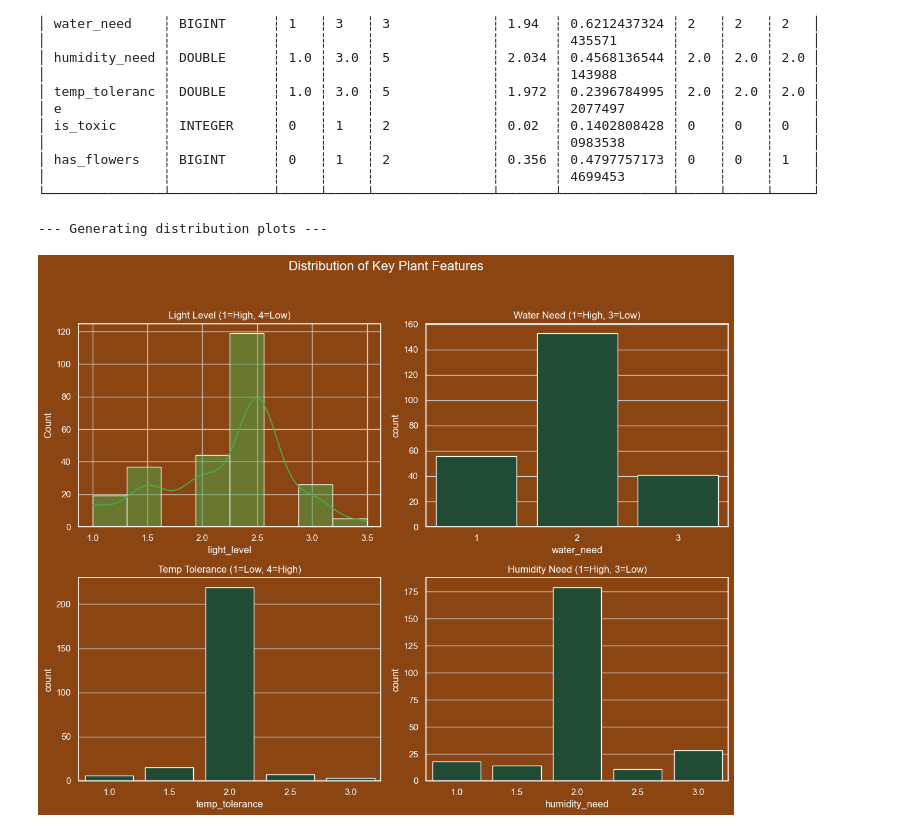
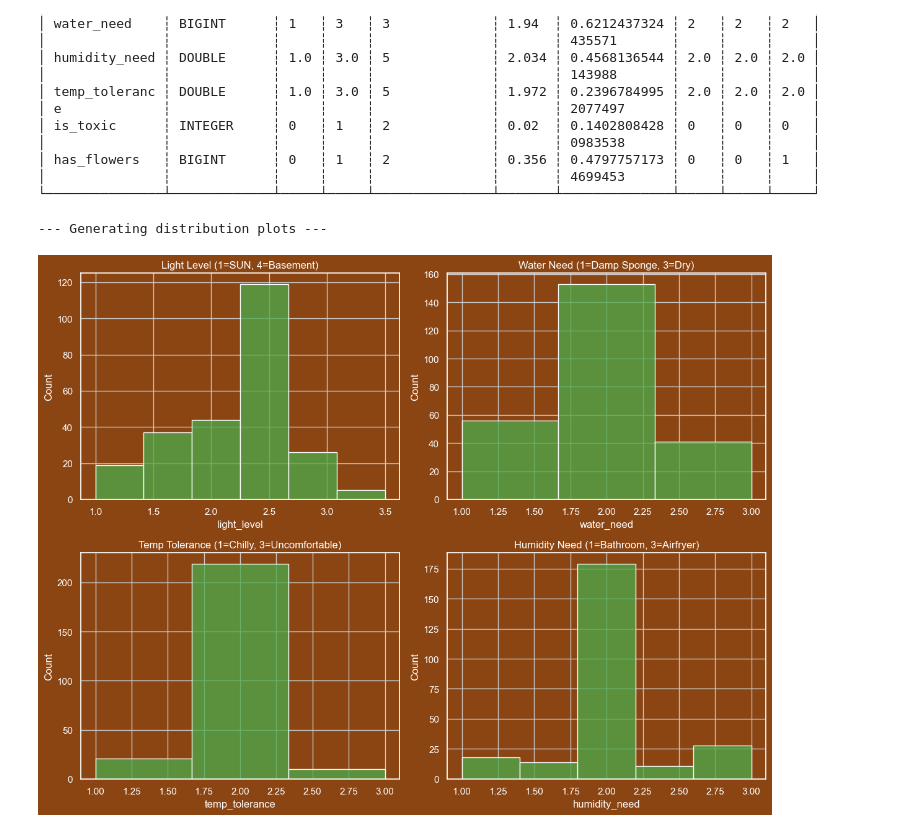
Before and after one commit to Mcray3000/Plant-Reccomender, a Jupyter notebook: eda/eda.ipynb, the cells around one changed output. Drawn from its saved outputs; the diff is of its cells as text; code cells hidden in the pictures.

Commit message:
feat: cleaning graphs for presentation

```diff
--- a/eda/eda.ipynb
+++ b/eda/eda.ipynb
@@ -352,69 +353,76 @@ fig, axes = plt.subplots(2, 2, figsize=(12, 10))
 
 # Set main figure background color
 fig.set_facecolor(bg_color)
-fig.suptitle("Distribution of Key Plant Features", fontsize=16, color=text_color)
+# fig.suptitle("Distribution of Plant Features", fontsize=16, color=text_color)
 
 # --- Plot 1: Light Level (Histogram) ---
 ax = axes[0, 0]
 sns.histplot(
     plot_df['light_level'],
-    kde=True,
+    kde=False,
     ax=ax,
-    bins=8,
+    bins=6,
     color=plot_color_hist, # Bar color
-    line_kws={'color': kde_color} # KDE line color
+    # line_kws={'color': kde_color}
 )
-ax.set_title("Light Level (1=High, 4=Low)", color=text_color)
+ax.set_title("Light Level (1=SUN, 4=Basement)", color=text_color)
 
 # --- Plot 2: Water Need ---
 ax = axes[0, 1]
-sns.countplot(
-    x='water_need',
-    data=plot_df,
+sns.histplot(
+    plot_df['water_need'],
+    kde=False,
     ax=ax,
-    color=plot_color_count # Bar color
+    bins=3,
+    color=plot_color_hist, # Bar color
+    # line_kws={'color': kde_color}
 )
-ax.set_title("Water Need (1=High, 3=Low)", color=text_color)
+ax.set_title("Water Need (1=Damp Sponge, 3=Dry)", color=text_color)
 
 # --- Plot 3: Temp Tolerance ---
 ax = axes[1, 0]
-sns.countplot(
-    x='temp_tolerance',
-    data=plot_df,
+sns.histplot(
+    plot_df['temp_tolerance'],
+    kde=False,
     ax=ax,
-    color=plot_color_count # Bar color
+    bins=3,
+    color=plot_color_hist, # Bar color
+    # line_kws={'color': kde_color}
 )
-ax.set_title("Temp Tolerance (1=Low, 4=High)", color=text_color)
+ax.set_title("Temp Tolerance (1=Chilly, 3=Uncomfortable)", color=text_color)
 
-# --- Plot 4: Has Flowers ---
+# --- Plot 4: Humidity ---
 ax = axes[1, 1]
-sns.countplot(
-    x='humidity_need',
-    data=plot_df,
+sns.histplot(
+    plot_df['humidity_need'],
+    kde=False,
     ax=ax,
-    color=plot_color_count # Bar color
+    bins=5,
+    color=plot_color_hist, # Bar color
+    # line_kws={'color': kde_color}
 )
-ax.set_title("Humidity Need (1=High, 3=Low)", color=text_color)
+ax.set_title("Humidity Need (1=Bathroom, 3=Airfryer)", color=text_color)
 
 for ax in axes.flat:
     # Set subplot background
     ax.set_facecolor(bg_color)
 
     # Set labels color
     ax.set_xlabel(ax.get_xlabel(), color=text_color)
     ax.set_ylabel(ax.get_ylabel(), color=text_color)
 
     # Set tick colors
     ax.tick_params(colors=text_color, which='both')
 
     # Set spine (border) colors
     for spine in ax.spines.values():
         spine.set_edgecolor(text_color)
 
 plt.tight_layout(rect=[0, 0.03, 1, 0.95])
+plt.savefig("plant_features.png", facecolor=fig.get_facecolor())
 # %% [output]
 --- Generating distribution plots ---
-[figure, old version]
+[figure, new version]
 # %%
 corr_df = plot_df[['light_level', 'water_need', 'humidity_need', 'temp_tolerance', 'is_toxic', 'has_flowers']]
 corr_matrix = corr_df.corr()
```
Also changed, not shown: parts of 8 cells of this notebook.
